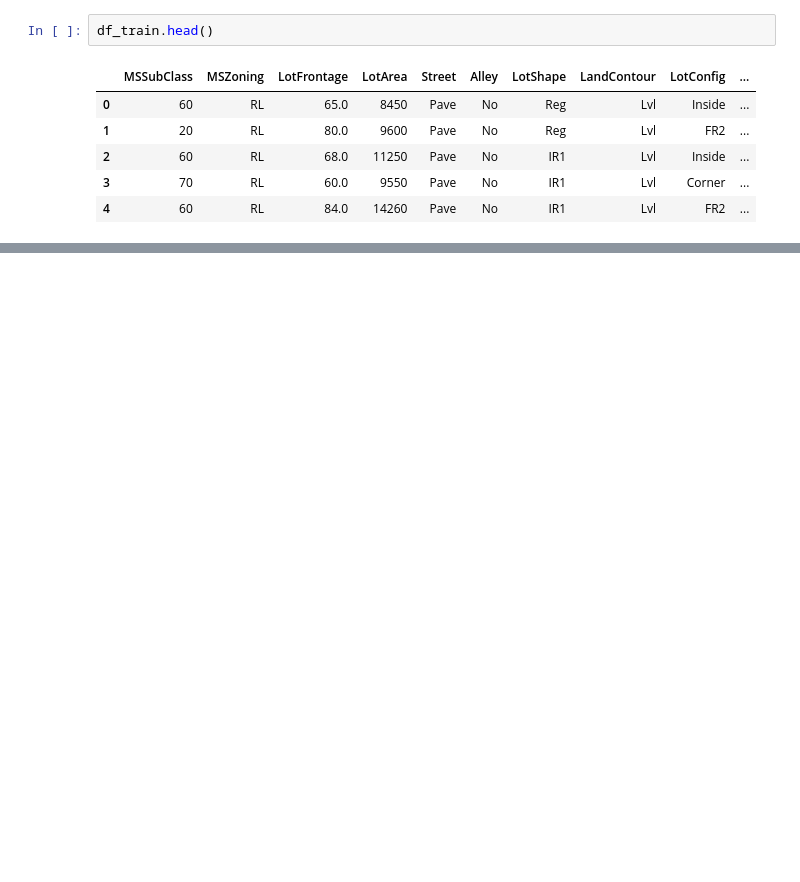
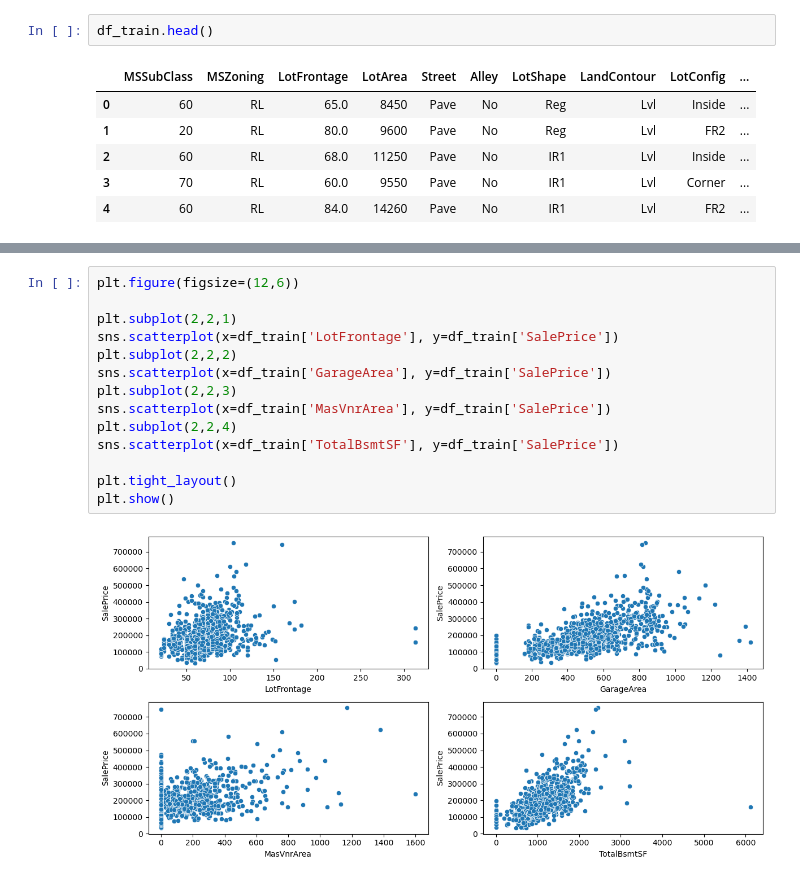
Before and after one commit to leonemma/House-Prices-Prediction, a Jupyter notebook: House_Prices.ipynb, the cells around one changed output, grey strips where cells are left out. Drawn from its saved outputs; the diff is of its cells as text; blank space fills up the shorter version.

```diff
--- a/House_Prices.ipynb
+++ b/House_Prices.ipynb
@@ -541,0 +611,16 @@ df_train.head()
+# %%
+plt.figure(figsize=(12,6))
+
+plt.subplot(2,2,1)
+sns.scatterplot(x=df_train['LotFrontage'], y=df_train['SalePrice'])
+plt.subplot(2,2,2)
+sns.scatterplot(x=df_train['GarageArea'], y=df_train['SalePrice'])
+plt.subplot(2,2,3)
+sns.scatterplot(x=df_train['MasVnrArea'], y=df_train['SalePrice'])
+plt.subplot(2,2,4)
+sns.scatterplot(x=df_train['TotalBsmtSF'], y=df_train['SalePrice'])
+
+plt.tight_layout()
+plt.show()
+# %% [output]
+[figure, added]
```
Also changed, not shown: parts of 35 cells of this notebook.
